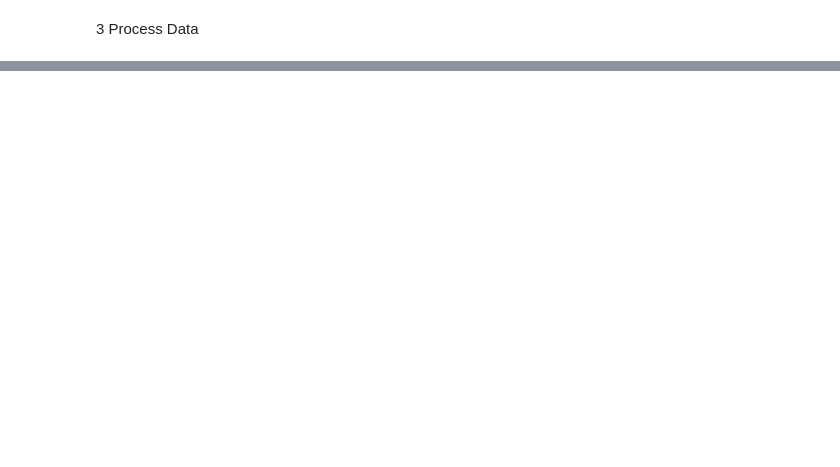
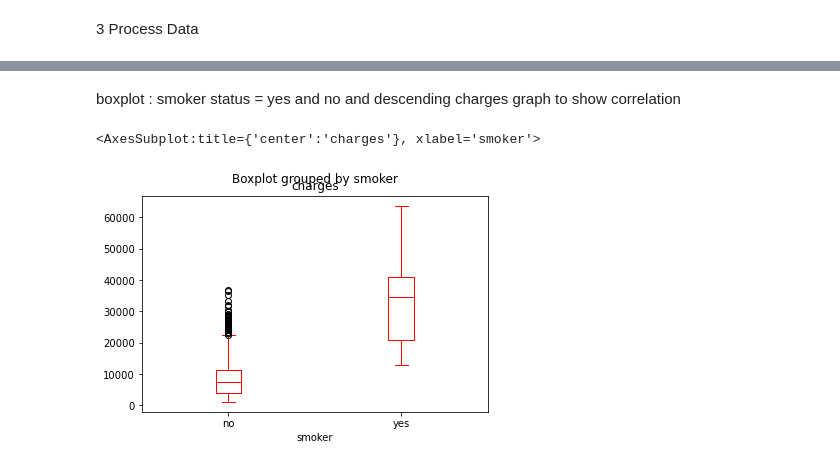
Before and after one commit to ubco-W2022T1-cosc301/project-group45, a Jupyter notebook: notebooks/analysis1.ipynb, the cells around one changed output, grey strips where cells are left out. Saved outputs shown, nothing was run; the diff lists cells and outputs as text; code cells hidden in the pictures; blank space fills up the shorter version.

```diff
--- a/notebooks/analysis1.ipynb
+++ b/notebooks/analysis1.ipynb
@@ -145,0 +168,5 @@ import project_functions as pf2
+# %%
+#table 2: smoker status = yes rank in descending order their medical charges and drop the bmi category for now
+data_cleaned2 = data_cleaned.drop(['bmi'], axis=1)
+data_cleaned2 = data_cleaned2.sort_values( 'charges', ascending = False)
+(data_cleaned2[data_cleaned2.smoker != 'no'])
@@ -145,0 +187,9 @@ import project_functions as pf2
+# %% [markdown]
+boxplot : smoker status = yes and no and descending charges graph to show correlation
+# %%
+data_cleaned2 = data_cleaned2.sort_values( 'charges', ascending = False)
+#(data_cleaned2[data_cleaned2.smoker != 'no'])
+data_cleaned2.boxplot(column=['charges'],by='smoker', grid=False, color='red')
+# %% [output]
+<AxesSubplot:title={'center':'charges'}, xlabel='smoker'>
+[figure, added]
```
Also changed, not shown: parts of 8 cells of this notebook.
